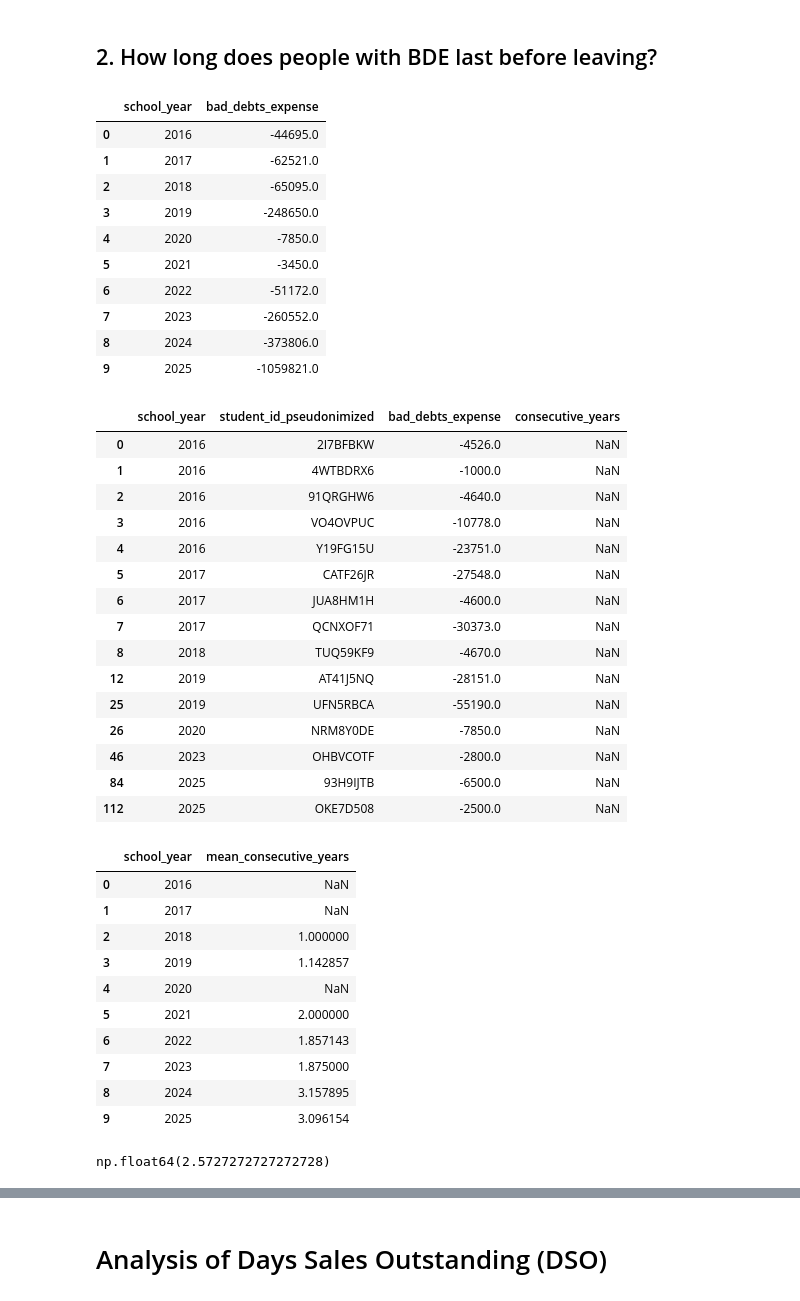
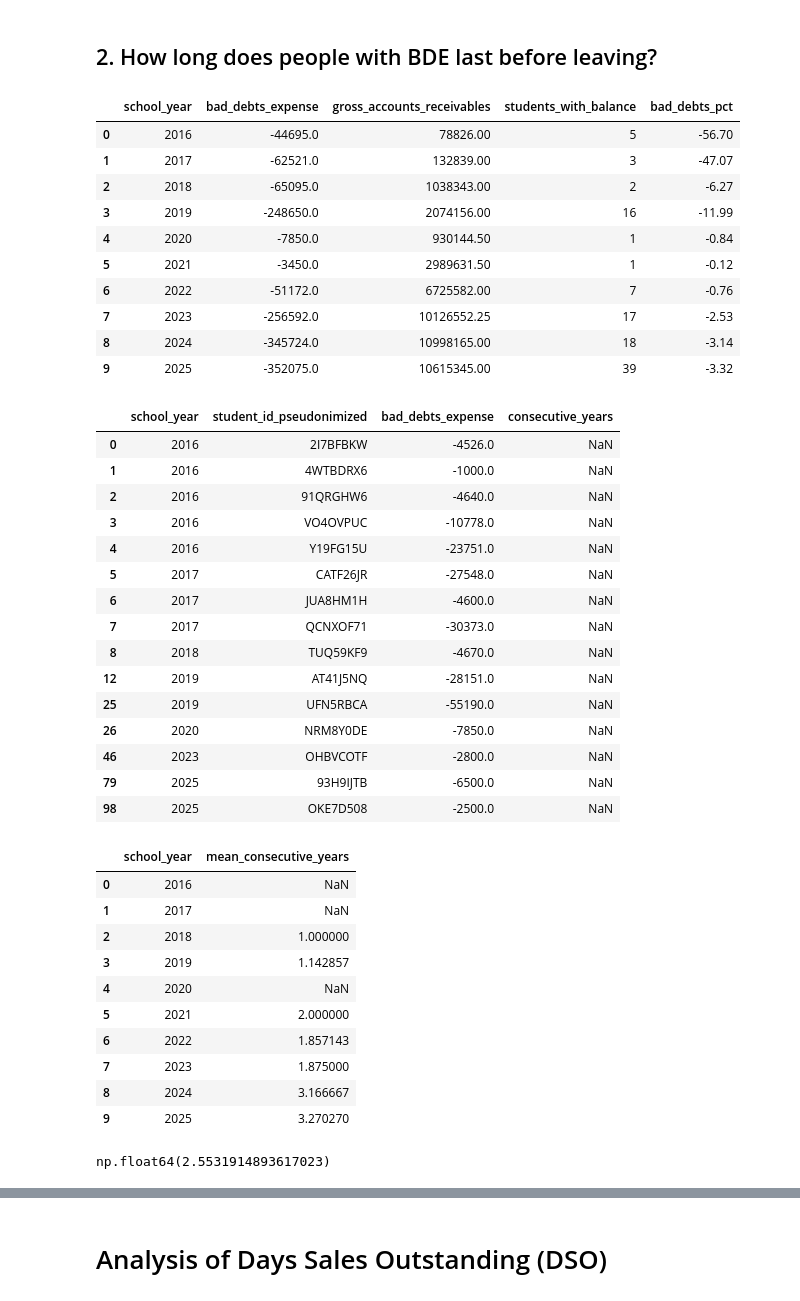
Before and after one commit to anneryeo/invoice-payment-prediction-thesis, a Jupyter notebook: notebooks/eda/eda_receivables_and_enrollees.ipynb, the cells around one changed output, grey strips where cells are left out. Saved outputs shown, nothing was run; the diff lists cells and outputs as text; code cells hidden in the pictures.

Commit message:
data update: updated the EDA notebook to the latest dataset available (May 09, 2026)

```diff
--- a/notebooks/eda/eda_receivables_and_enrollees.ipynb
+++ b/notebooks/eda/eda_receivables_and_enrollees.ipynb
@@ -112,6 +112,7 @@ cs = CreditSalesProcessor(df_revenues, df_enrollees, args,
                           drop_helper_columns=True,
                           drop_plan_type_columns=True,
                           drop_survival_columns=True,
-                          calculate_payment_amounts=True)
+                          calculate_payment_amounts=True,
+                          calculate_payment_brackets=True)
 df_credit_sales = cs.show_data()
 # %% [output]
@@ -243,24 +258,60 @@ stats
 # %% [markdown]
 ## 2. How long does people with BDE last before leaving?
 # %%
+import pandas as pd
+
+# Filter bad debts to only recognized entries (entry_date >= 2026-05-09)
+df_bde_filtered = df_bde[df_bde["entry_date"] <= pd.to_datetime("2026-05-09")]
+
+# Aggregate bad debts per school year
 df_bde_per_sy = (
-    df_bde
+    df_bde_filtered
     .groupby(["school_year"], as_index=False)
     .agg(bad_debts_expense=("amount_due", "sum"))
 )
-df_bde_per_sy
+
+# Aggregate gross accounts receivables (credit sales) per school year
+df_credit_sales_per_sy = (
+    df_credit_sales
+    .groupby(["school_year"], as_index=False)
+    .agg(gross_accounts_receivables=("credit_sale_amount", "sum"))
+)
+
+# Count students with balance left (net_receivables != 0)
+df_students_with_balance = (
+    df_credit_sales[df_credit_sales["net_receivables"] != 0]
+    .groupby("school_year", as_index=False)
+    .agg(students_with_balance=("student_id_pseudonimized", "nunique"))
+)
+
+# Merge all three DataFrames
+df_summary = (
+    df_bde_per_sy
+    .merge(df_credit_sales_per_sy, on="school_year", how="left")
+    .merge(df_students_with_balance, on="school_year", how="left")
+)
+
+# Add percentage column: Bad Debts vs Gross Accounts Receivables
+df_summary["bad_debts_pct"] = (
+    df_summary["bad_debts_expense"] / df_summary["gross_accounts_receivables"]
+) * 100
+
+# Optional: format percentage nicely
+df_summary["bad_debts_pct"] = df_summary["bad_debts_pct"].round(2)
+
+df_summary
 # %% [output]
-|  | school_year | bad_debts_expense |
-| 0 | 2016 | -44695.0 |
-| 1 | 2017 | -62521.0 |
-| 2 | 2018 | -65095.0 |
-| 3 | 2019 | -248650.0 |
-| 4 | 2020 | -7850.0 |
-| 5 | 2021 | -3450.0 |
-| 6 | 2022 | -51172.0 |
-| 7 | 2023 | -260552.0 |
-| 8 | 2024 | -373806.0 |
-| 9 | 2025 | -1059821.0 |
+|  | school_year | bad_debts_expense | gross_accounts_receivables | students_with_balance | bad_debts_pct |
+| 0 | 2016 | -44695.0 | 78826.00 | 5 | -56.70 |
+| 1 | 2017 | -62521.0 | 132839.00 | 3 | -47.07 |
+| 2 | 2018 | -65095.0 | 1038343.00 | 2 | -6.27 |
+| 3 | 2019 | -248650.0 | 2074156.00 | 16 | -11.99 |
+| 4 | 2020 | -7850.0 | 930144.50 | 1 | -0.84 |
+| 5 | 2021 | -3450.0 | 2989631.50 | 1 | -0.12 |
+| 6 | 2022 | -51172.0 | 6725582.00 | 7 | -0.76 |
+| 7 | 2023 | -256592.0 | 10126552.25 | 17 | -2.53 |
+| 8 | 2024 | -345724.0 | 10998165.00 | 18 | -3.14 |
+| 9 | 2025 | -352075.0 | 10615345.00 | 39 | -3.32 |
 # %%
 # --- Step 1: Aggregate per school_year + student ---
 df_bde_agg = (
@@ -297,8 +348,8 @@ df_merged[df_merged['consecutive_years'].isna()]
 | 25 | 2019 | UFN5RBCA | -55190.0 | NaN |
 | 26 | 2020 | NRM8Y0DE | -7850.0 | NaN |
 | 46 | 2023 | OHBVCOTF | -2800.0 | NaN |
-| 84 | 2025 | 93H9IJTB | -6500.0 | NaN |
-| 112 | 2025 | OKE7D508 | -2500.0 | NaN |
+| 79 | 2025 | 93H9IJTB | -6500.0 | NaN |
+| 98 | 2025 | OKE7D508 | -2500.0 | NaN |
 # %%
 # --- Step 1: Aggregate the BDE per school_year and per student_id ---
 df_bde_agg = (
@@ -338,12 +389,12 @@ df_mean_consec
 | 5 | 2021 | 2.000000 |
 | 6 | 2022 | 1.857143 |
 | 7 | 2023 | 1.875000 |
-| 8 | 2024 | 3.157895 |
-| 9 | 2025 | 3.096154 |
+| 8 | 2024 | 3.166667 |
+| 9 | 2025 | 3.270270 |
 # %%
 df_merged['consecutive_years'].mean()
 # %% [output]
-np.float64(2.5727272727272728)
+np.float64(2.5531914893617023)
 # %%
 import matplotlib.pyplot as plt
 import seaborn as sns
```
Also changed, not shown: parts of 21 cells of this notebook, 4 other files.
